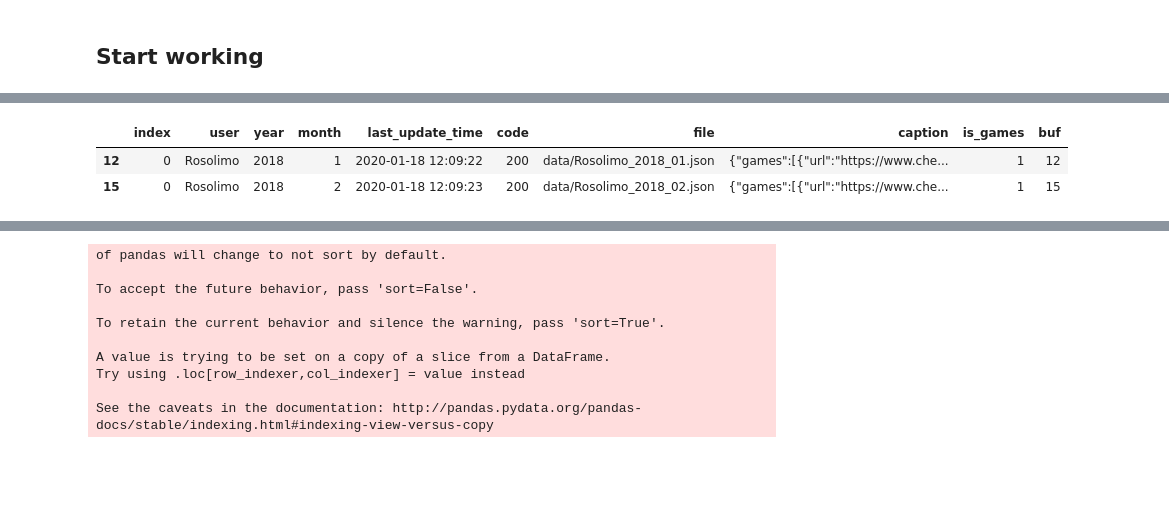
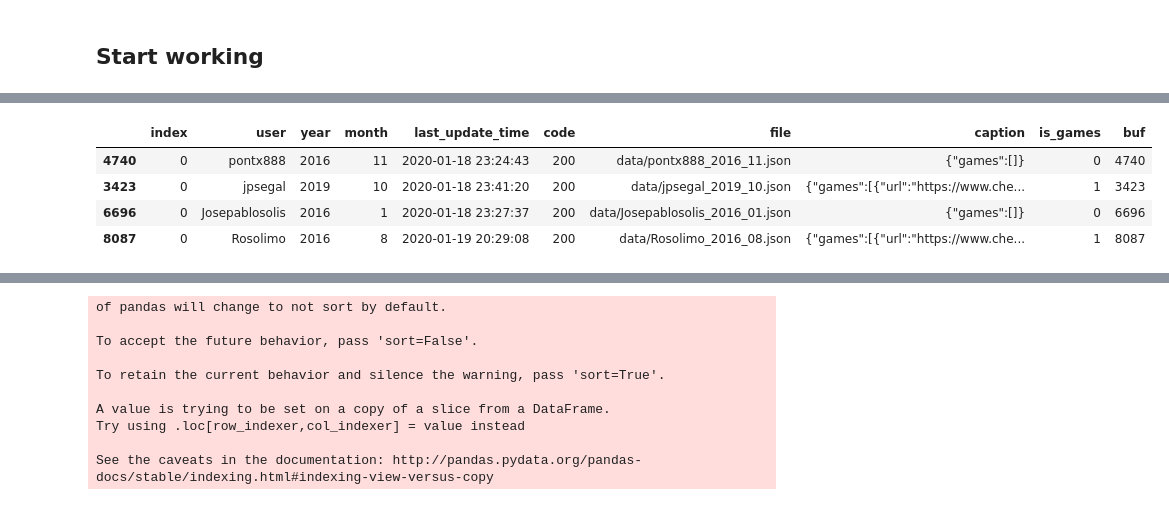
Before and after one commit to rosolimo212/chesscom, a Jupyter notebook: API_import.ipynb, the cells around one changed output, grey strips where cells are left out. Saved outputs shown, nothing was run; the diff lists cells and outputs as text; code cells hidden in the pictures; blank space fills up the shorter version.

```diff
--- a/API_import.ipynb
+++ b/API_import.ipynb
@@ -565,8 +571,11 @@ log_df.groupby(['code', 'is_games']).agg({'buf': lambda x: x.nunique()}).reset_i
-# %%
-log_df[log_df['user']=='Rosolimo'].sort_values(by=['year','month'])[0:2]
-# %% [output]
-|  | index | user | year | month | last_update_time | code | file | caption | is_games | buf |
-| 12 | 0 | Rosolimo | 2018 | 1 | 2020-01-18 12:09:22 | 200 | data/Rosolimo_2018_01.json | {"games":[{"url":"https://www.che... | 1 | 12 |
-| 15 | 0 | Rosolimo | 2018 | 2 | 2020-01-18 12:09:23 | 200 | data/Rosolimo_2018_02.json | {"games":[{"url":"https://www.che... | 1 | 15 |
+# %%
+log_df[log_df['last_update_time']>=np.datetime64('2020-01-18T23:00:48.000000000')
+      ].sort_values(by=['year','month']).sample(4)
+# %% [output]
+|  | index | user | year | month | last_update_time | code | file | caption | is_games | buf |
+| 4740 | 0 | pontx888 | 2016 | 11 | 2020-01-18 23:24:43 | 200 | data/pontx888_2016_11.json | {"games":[]} | 0 | 4740 |
+| 3423 | 0 | jpsegal | 2019 | 10 | 2020-01-18 23:41:20 | 200 | data/jpsegal_2019_10.json | {"games":[{"url":"https://www.che... | 1 | 3423 |
+| 6696 | 0 | Josepablosolis | 2016 | 1 | 2020-01-18 23:27:37 | 200 | data/Josepablosolis_2016_01.json | {"games":[]} | 0 | 6696 |
+| 8087 | 0 | Rosolimo | 2016 | 8 | 2020-01-19 20:29:08 | 200 | data/Rosolimo_2016_08.json | {"games":[{"url":"https://www.che... | 1 | 8087 |
 # %%
 files_lst=log_df[log_df['user']=='Rosolimo']['file']
```
Also changed, not shown: parts of 20 cells of this notebook.
